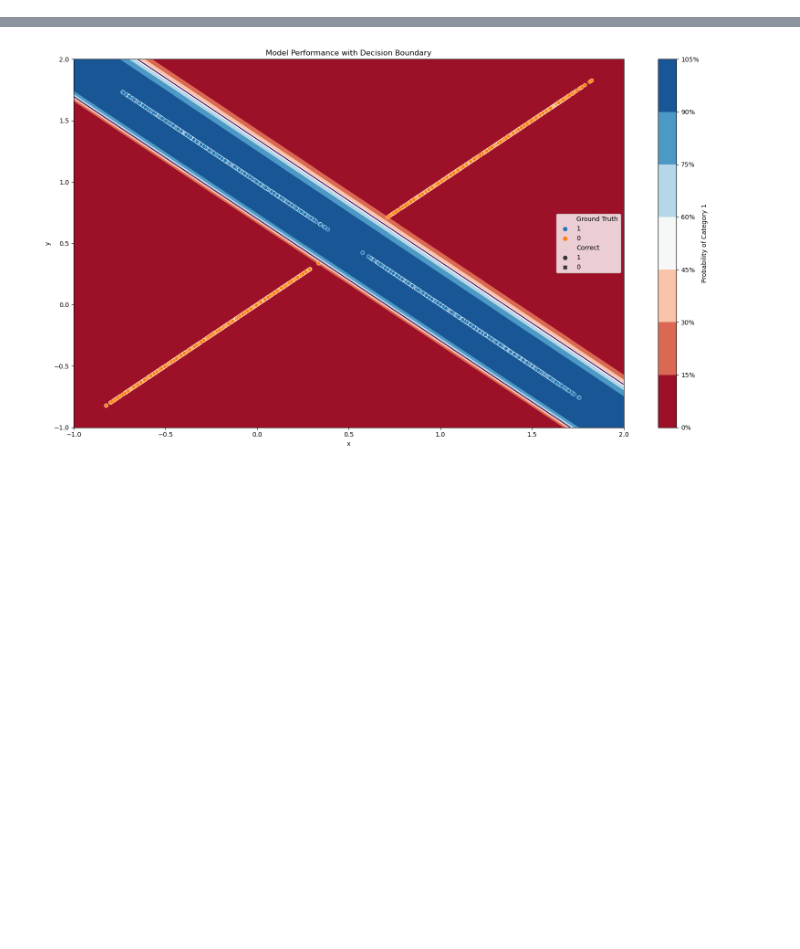
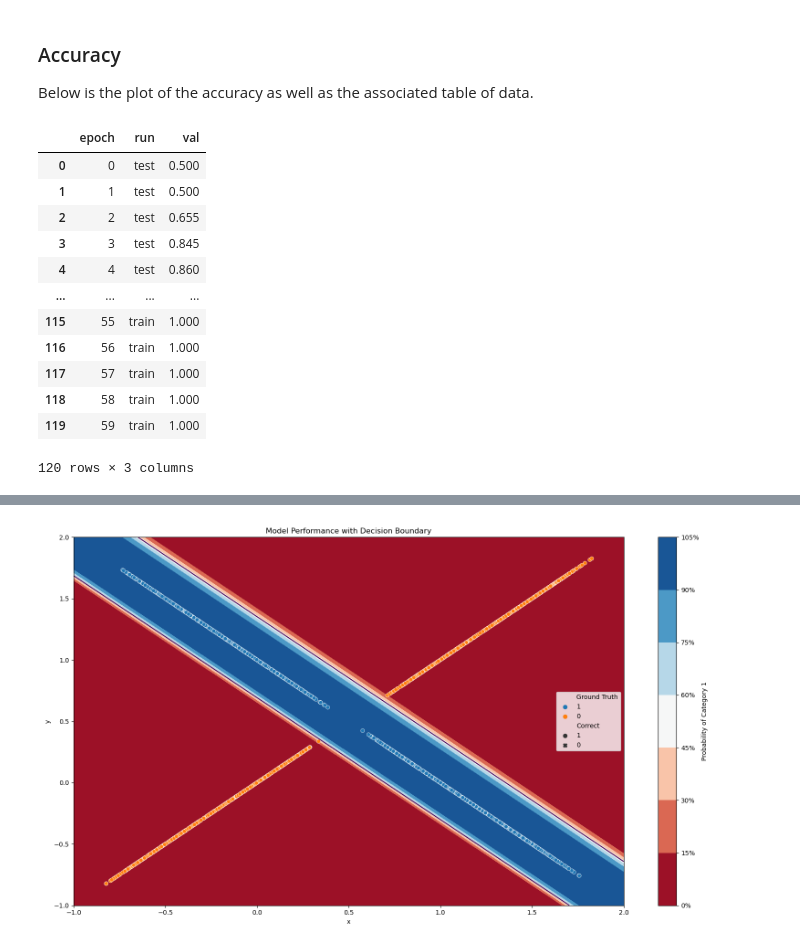
Before and after one commit to wblackucimath/project_xor, a Jupyter notebook: Project_XOR.ipynb, the cells around one changed output, grey strips where cells are left out. Drawn from its saved outputs; the diff is of its cells as text; code cells hidden in the pictures; blank space fills up the shorter version.

```diff
--- a/Project_XOR.ipynb
+++ b/Project_XOR.ipynb
@@ -82 +130,21 @@ display.Image(files("proj_xor.plots.metrics").joinpath("loss_plot.png"))
+# %% [markdown]
+### Accuracy
+
+Below is the plot of the accuracy as well as the associated table of data.
+# %%
+display.display(read_csv(files("proj_xor.data.outputs").joinpath("accuracy.csv")))
+# %% [output]
+|  | epoch | run | val |
+| 0 | 0 | test | 0.500 |
+| 1 | 1 | test | 0.500 |
+| 2 | 2 | test | 0.655 |
+| 3 | 3 | test | 0.845 |
+| 4 | 4 | test | 0.860 |
+| ... | ... | ... | ... |
+| 115 | 55 | train | 1.000 |
+| 116 | 56 | train | 1.000 |
+| 117 | 57 | train | 1.000 |
+| 118 | 58 | train | 1.000 |
+| 119 | 59 | train | 1.000 |
+120 rows × 3 columns
 # %%
```
Also changed, not shown: parts of 17 cells of this notebook, 9 other files.
